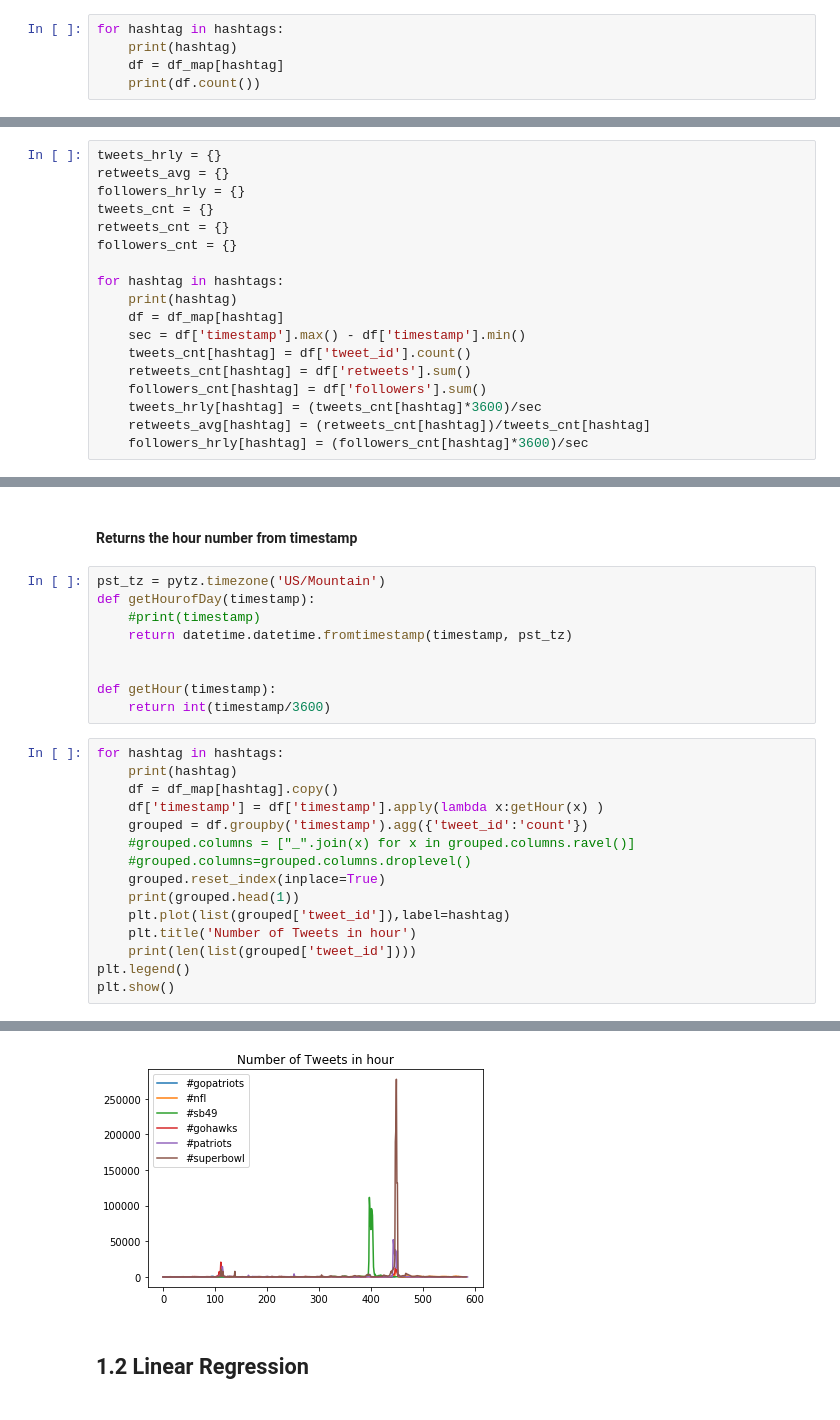
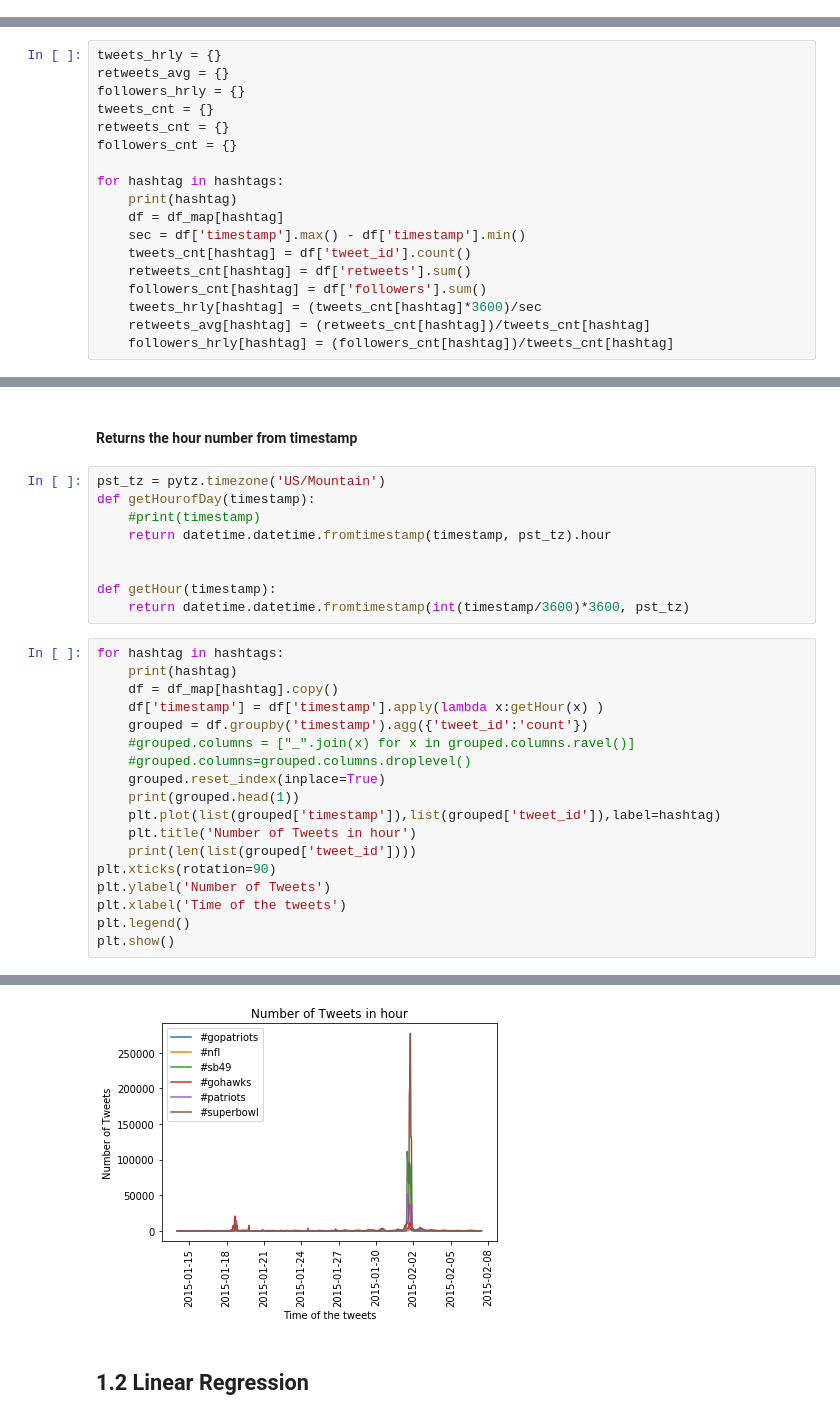
Before and after one commit to TSatyaVasanthReddy/TwitterPopularityPrediction, a Jupyter notebook: code_satya.ipynb, the cells around one changed output, grey strips where cells are left out. Cells and saved outputs as stored; diff of their text form.

Commit message:
modified graphs and corrected 1.1

```diff
--- a/code_satya.ipynb
+++ b/code_satya.ipynb
@@ -90,8 +90,3 @@ loaded dataframe #patriots
 loaded dataframe #superbowl
 # %% [markdown]
 ## 1.1 Statistics
-# %%
-for hashtag in hashtags:
-    print(hashtag)
-    df = df_map[hashtag]
-    print(df.count())
@@ -130,7 +107,7 @@ for hashtag in hashtags:
     followers_cnt[hashtag] = df['followers'].sum()
     tweets_hrly[hashtag] = (tweets_cnt[hashtag]*3600)/sec
     retweets_avg[hashtag] = (retweets_cnt[hashtag])/tweets_cnt[hashtag]
-    followers_hrly[hashtag] = (followers_cnt[hashtag]*3600)/sec
+    followers_hrly[hashtag] = (followers_cnt[hashtag])/tweets_cnt[hashtag]
 # %% [output]
 #gopatriots
 #nfl
@@ -179,11 +156,11 @@ plt.show()
 pst_tz = pytz.timezone('US/Mountain')
 def getHourofDay(timestamp):
     #print(timestamp)
-    return datetime.datetime.fromtimestamp(timestamp, pst_tz)
+    return datetime.datetime.fromtimestamp(timestamp, pst_tz).hour
 
 
 def getHour(timestamp):
-    return int(timestamp/3600)
+    return datetime.datetime.fromtimestamp(int(timestamp/3600)*3600, pst_tz)
 # %%
 for hashtag in hashtags:
     print(hashtag)
@@ -194,9 +171,12 @@ for hashtag in hashtags:
     #grouped.columns=grouped.columns.droplevel()
     grouped.reset_index(inplace=True)
     print(grouped.head(1))
-    plt.plot(list(grouped['tweet_id']),label=hashtag)
+    plt.plot(list(grouped['timestamp']),list(grouped['tweet_id']),label=hashtag)
     plt.title('Number of Tweets in hour')
     print(len(list(grouped['tweet_id'])))
+plt.xticks(rotation=90)
+plt.ylabel('Number of Tweets')
+plt.xlabel('Time of the tweets')
 plt.legend()
 plt.show()
 # %% [output]
@@ -219,5 +199,5 @@ plt.show()
 585
-[figure, old version]
+[figure, new version]
 # %% [markdown]
 ## 1.2 Linear Regression
 # %%
```
Also changed, not shown: parts of 12 cells of this notebook, 12 other files.
